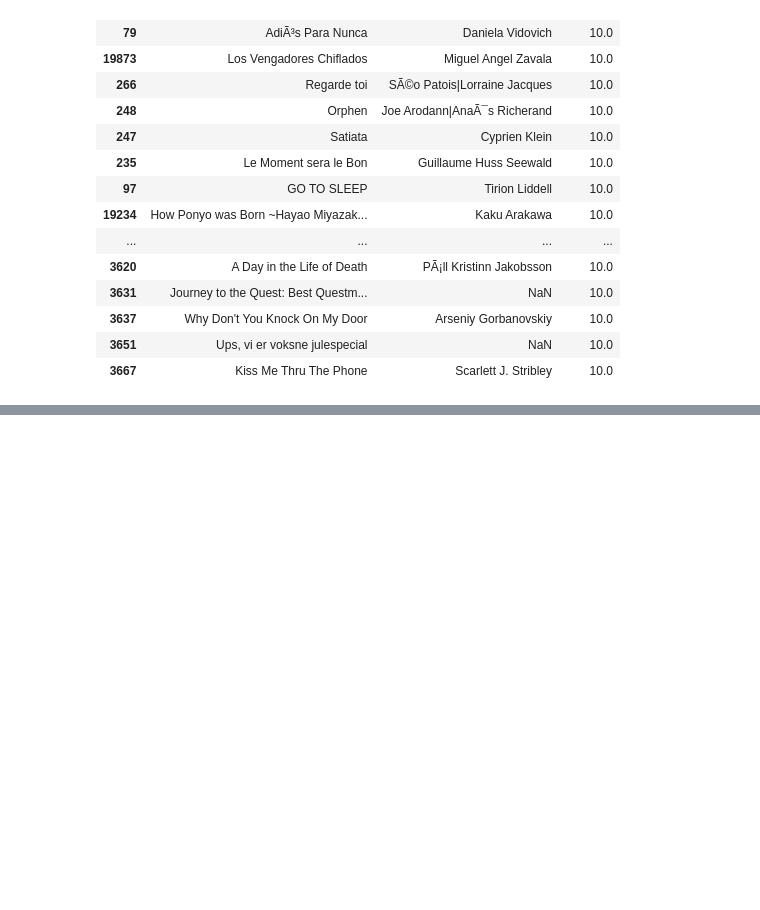
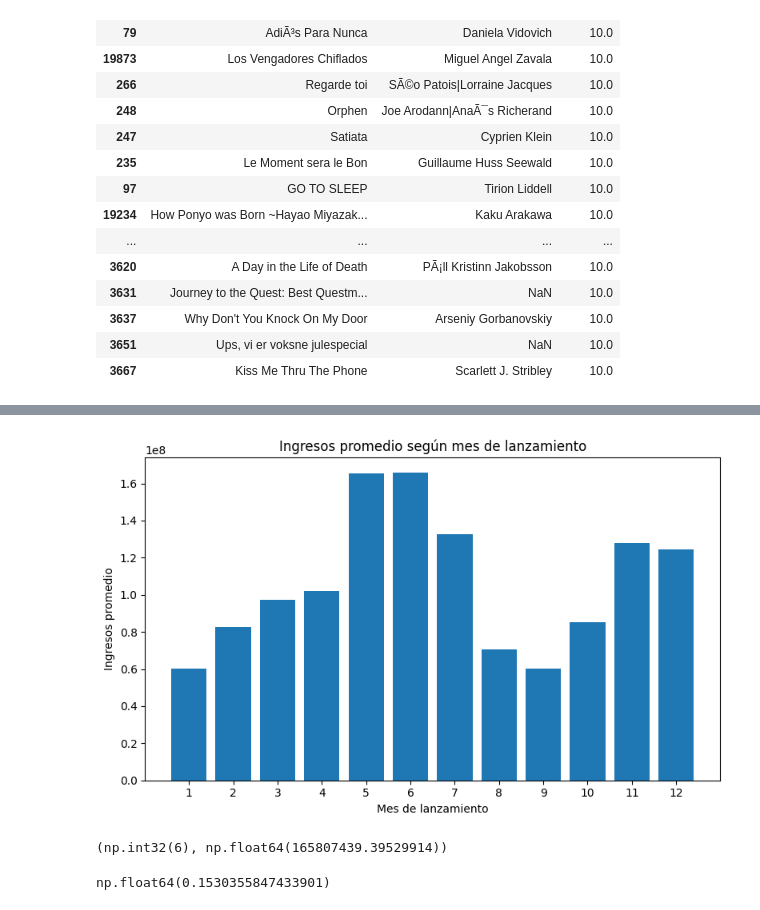
Before and after one commit to Palasuwu/Minerialab01, a Jupyter notebook: Lab01.ipynb, the cells around one changed output, grey strips where cells are left out. Cells and saved outputs as stored; diff of their text form; code cells hidden in the pictures; blank space fills up the shorter version.

```diff
--- a/Lab01.ipynb
+++ b/Lab01.ipynb
@@ -535,0 +581,8 @@ top20_mejor_calificadas
+# %%
+#4.12 y 4.13
+
+df_mes_ingresos = df[df["revenue"] > 0].copy()
+df_mes_ingresos["releaseMonth"] = df_mes_ingresos["releaseDate"].dt.month
+
+ingresos_por_mes = df_mes_ingresos.groupby("releaseMonth")["revenue"].mean()
+ingresos_por_mes
@@ -535,0 +604,28 @@ top20_mejor_calificadas
+# %%
+
+plt.figure(figsize=(8, 5))
+plt.bar(ingresos_por_mes.index, ingresos_por_mes.values)
+plt.xlabel("Mes de lanzamiento")
+plt.ylabel("Ingresos promedio")
+plt.title("Ingresos promedio según mes de lanzamiento")
+plt.xticks(range(1, 13))
+plt.tight_layout()
+plt.show()
+
+ingresos_por_mes.idxmax(), ingresos_por_mes.max()
+# %% [output]
+[figure, added]
+(np.int32(6), np.float64(165807439.39529914))
+# %%
+
+# 4.14
+corr_voto_ingresos = (
+    df[(df["revenue"] > 0) & (df["voteCount"] > 0)]
+    [["voteAvg", "revenue"]]
+    .corr()
+    .iloc[0, 1]
+)
+
+corr_voto_ingresos
+# %% [output]
+np.float64(0.1530355847433901)
```
Also changed, not shown: parts of 6 cells of this notebook.
